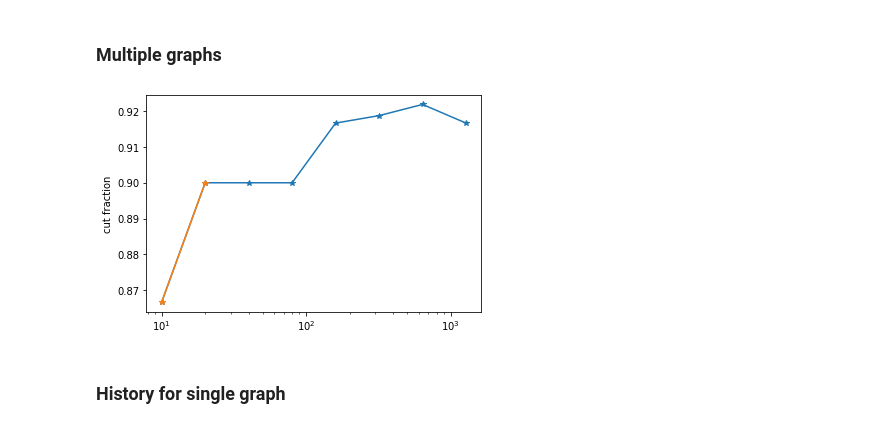
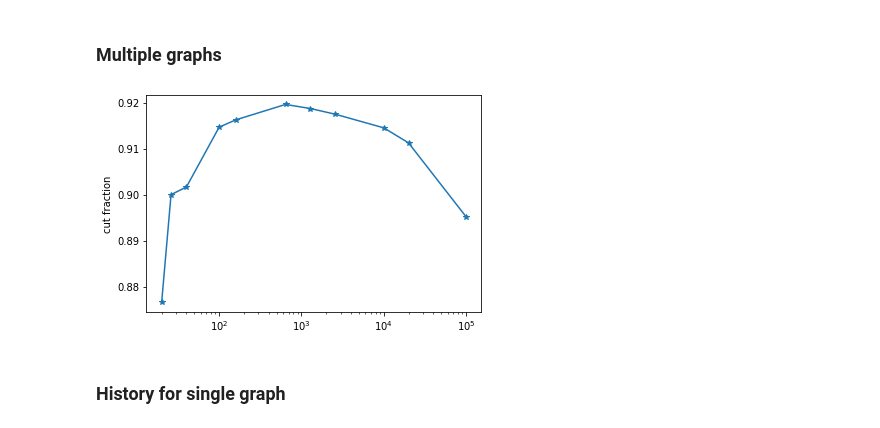
Before and after one commit to danlkv/quantum-classical-time-maxcut, a Jupyter notebook: data/generators/MQLib.ipynb, the cells around one changed output. Saved outputs shown, nothing was run; the diff lists cells and outputs as text; code cells hidden in the pictures.

Commit message:
add mqlib data of cost vs N

```diff
--- a/data/generators/MQLib.ipynb
+++ b/data/generators/MQLib.ipynb
@@ -16,7 +19,7 @@ from pathlib import Path
 # %% [markdown]
 Install from here: https://github.com/MQLib/MQLib
 # %%
-MQLib_dir = Path().home() / 'git-built/MQLib'
+MQLib_dir = Path().home() / 'git-build/MQLib'
 MQLib_bin = MQLib_dir / 'bin/MQLib'
 MQLib_heuristics = 'BURER2002' # the best so far
 print('MQLib is expected to be in', MQLib_dir)
@@ -114,22 +118,23 @@ solve_mqlib_maxcut(G, time=.5)
 # %% [markdown]
 ### Multiple graphs
 # %%
-Ns = np.array([10, 20, 40, 80, 160, 320, 640, 1280])
-time = 3
-graphs = [nx.random_regular_graph(3, N) for N in Ns]
+Ns = np.array([20, 26, 40, 100, 160, 640, 1280, 2560, 10_000, 20_000, 100_000])
+Ns = np.array([    30,     64,    100,    150,    320,    490,    660,    830,   1000,
+         1400,   2600,   3800,   5000,   5200,   7600,  10000,  12400,  15000,
+        20000,  25000,  30000,  35000,  40000,  50000,  75000, 100000])
+time = 1
+seeds = range(10)
+graphs = [nx.random_regular_graph(3, N, seed=s) for N in Ns for s in seeds]
 results = []
-for G in graphs:
+for G in tqdm(graphs):
     results.append(solve_mqlib_maxcut(G, time=time))
 # %%
 costs = np.array([x['cost'] for x in results])
+costs = np.array(costs).reshape(-1, len(seeds))
 perf_thr = 40
-perfect_sol = np.array([maxcut.maxcut_optimal(G)[0] for G in graphs if G.number_of_nodes()<perf_thr])
-perfect_Ns = np.array([x for x in Ns if x <perf_thr])
 
-
-plt.plot(Ns, costs/Ns/3*2, '*-')
-plt.plot(perfect_Ns, perfect_sol/perfect_Ns/3*2, '*-')
+plt.plot(Ns, costs.mean(-1)/Ns/3*2, '*-')
 plt.ylabel('cut fraction')
 plt.xscale('log')
 # %% [output]
-[figure, old version]
+[figure, new version]
```
Also changed, not shown: parts of 6 cells of this notebook, 2 other files.
